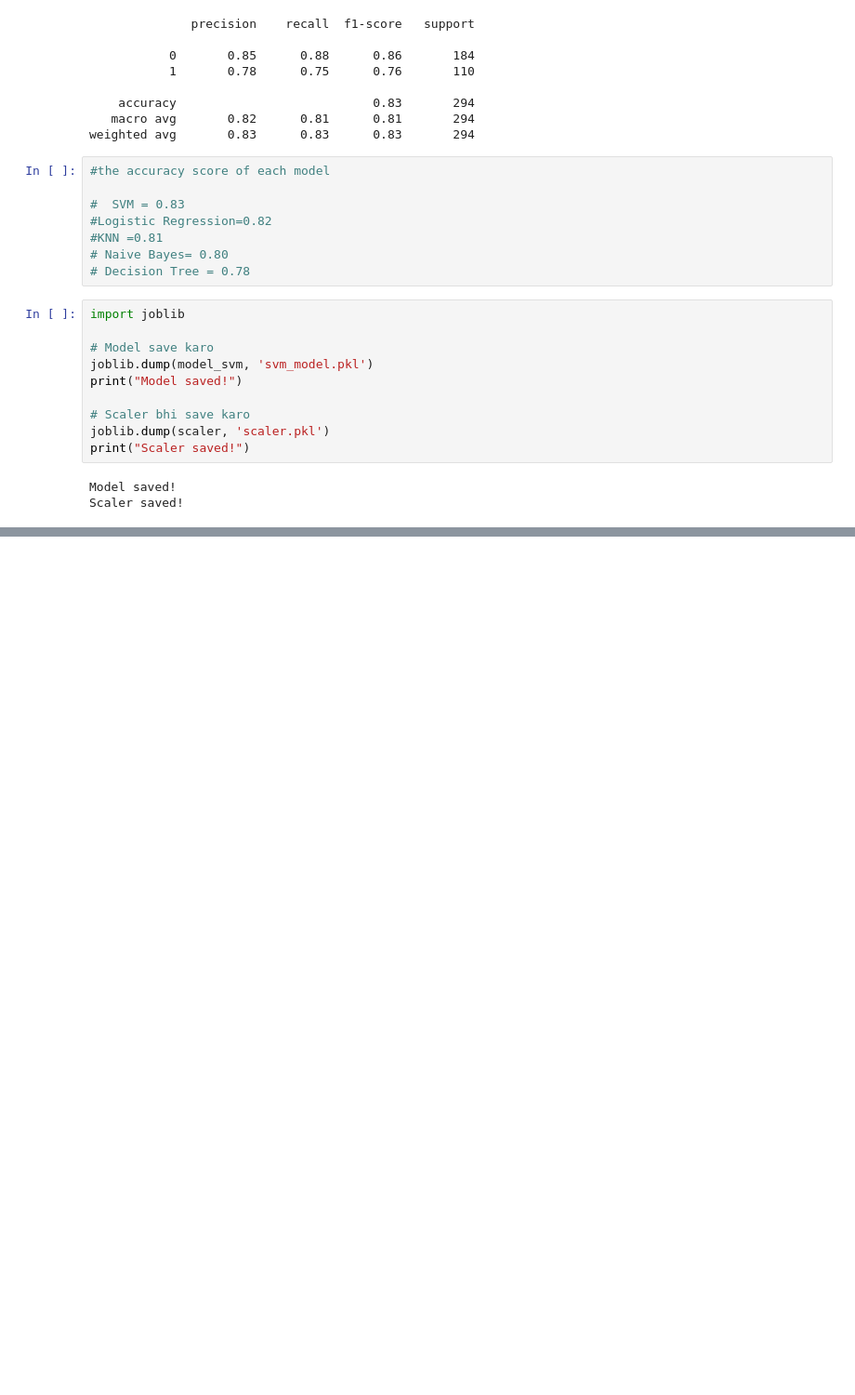
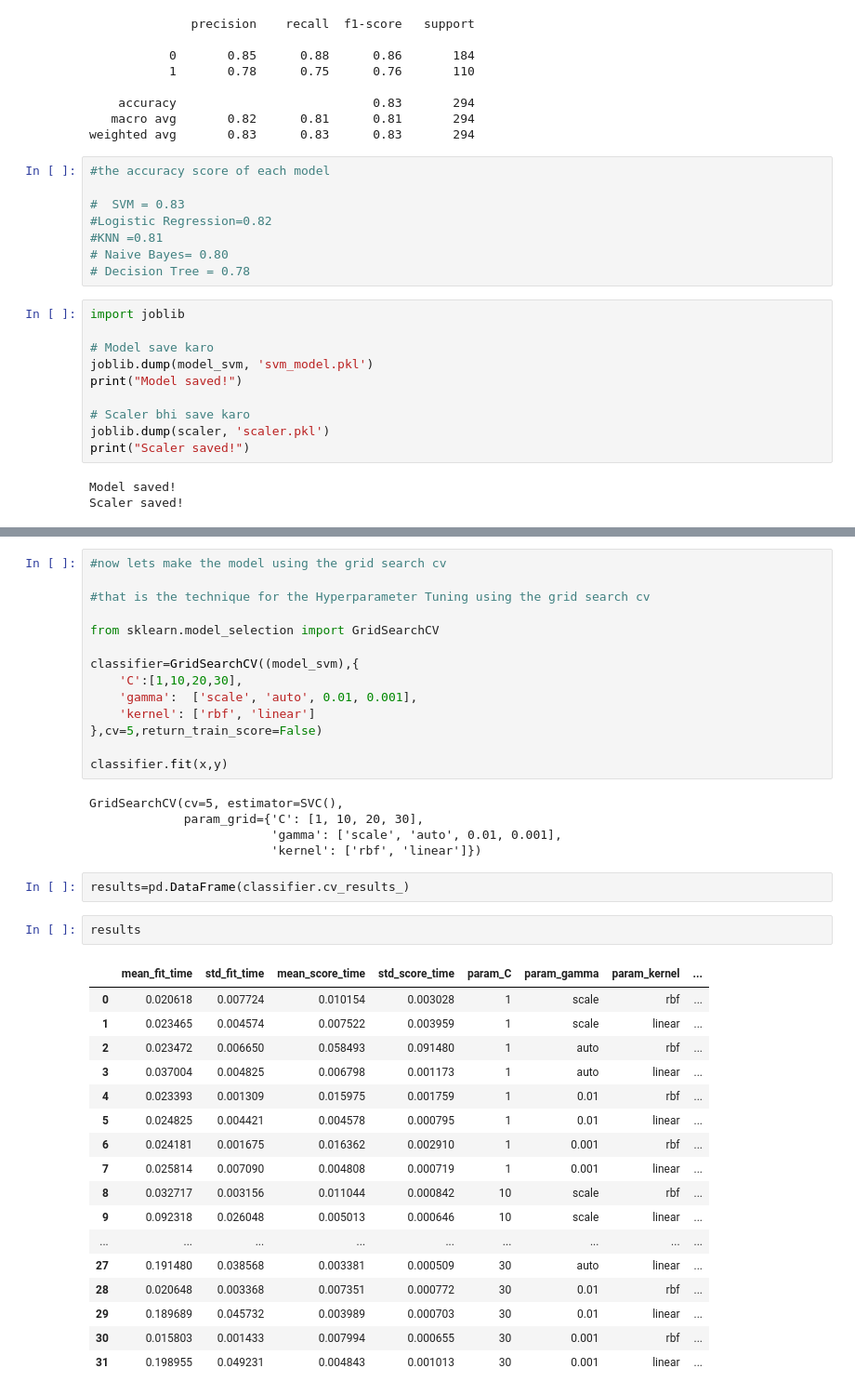
Before and after one commit to UtkarshShukla706/ML_Projects, a Jupyter notebook: Project_2/mlmodels.ipynb, the cells around one changed output, grey strips where cells are left out. Shown at 93% size. Drawn from its saved outputs; the diff is of its cells as text; blank space fills up the shorter version.

Commit message:
learning the advance ml models stacking bagging boosting etc..also use model tuning and cross validation

```diff
--- a/Project_2/mlmodels.ipynb
+++ b/Project_2/mlmodels.ipynb
@@ -610,0 +622,41 @@ Scaler saved!
+# %%
+#now lets make the model using the grid search cv
+
+#that is the technique for the Hyperparameter Tuning using the grid search cv
+
+from sklearn.model_selection import GridSearchCV
+
+classifier=GridSearchCV((model_svm),{
+    'C':[1,10,20,30],
+    'gamma':  ['scale', 'auto', 0.01, 0.001],
+    'kernel': ['rbf', 'linear']
+},cv=5,return_train_score=False)
+
+classifier.fit(x,y)
+# %% [output]
+GridSearchCV(cv=5, estimator=SVC(),
+             param_grid={'C': [1, 10, 20, 30],
+                         'gamma': ['scale', 'auto', 0.01, 0.001],
+                         'kernel': ['rbf', 'linear']})
+# %%
+results=pd.DataFrame(classifier.cv_results_)
+# %%
+results
+# %% [output]
+|  | mean_fit_time | std_fit_time | mean_score_time | std_score_time | param_C | param_gamma | param_kernel | ... |
+| 0 | 0.020618 | 0.007724 | 0.010154 | 0.003028 | 1 | scale | rbf | ... |
+| 1 | 0.023465 | 0.004574 | 0.007522 | 0.003959 | 1 | scale | linear | ... |
+| 2 | 0.023472 | 0.006650 | 0.058493 | 0.091480 | 1 | auto | rbf | ... |
+| 3 | 0.037004 | 0.004825 | 0.006798 | 0.001173 | 1 | auto | linear | ... |
+| 4 | 0.023393 | 0.001309 | 0.015975 | 0.001759 | 1 | 0.01 | rbf | ... |
+| 5 | 0.024825 | 0.004421 | 0.004578 | 0.000795 | 1 | 0.01 | linear | ... |
+| 6 | 0.024181 | 0.001675 | 0.016362 | 0.002910 | 1 | 0.001 | rbf | ... |
+| 7 | 0.025814 | 0.007090 | 0.004808 | 0.000719 | 1 | 0.001 | linear | ... |
+| 8 | 0.032717 | 0.003156 | 0.011044 | 0.000842 | 10 | scale | rbf | ... |
+| 9 | 0.092318 | 0.026048 | 0.005013 | 0.000646 | 10 | scale | linear | ... |
+| ... | ... | ... | ... | ... | ... | ... | ... | ... |
+| 27 | 0.191480 | 0.038568 | 0.003381 | 0.000509 | 30 | auto | linear | ... |
+| 28 | 0.020648 | 0.003368 | 0.007351 | 0.000772 | 30 | 0.01 | rbf | ... |
+| 29 | 0.189689 | 0.045732 | 0.003989 | 0.000703 | 30 | 0.01 | linear | ... |
+| 30 | 0.015803 | 0.001433 | 0.007994 | 0.000655 | 30 | 0.001 | rbf | ... |
+| 31 | 0.198955 | 0.049231 | 0.004843 | 0.001013 | 30 | 0.001 | linear | ... |
```
Also changed, not shown: parts of 24 cells of this notebook.
